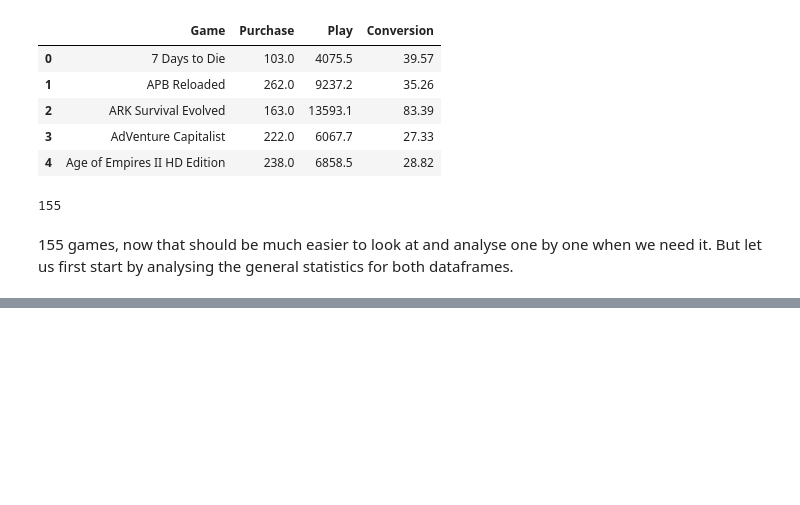
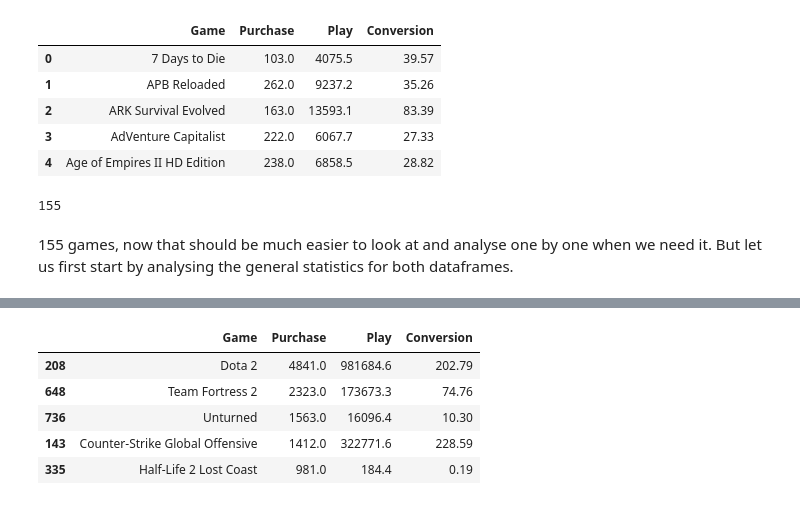
Before and after one commit to Dark-Hobbit/steam, a Jupyter notebook: kaggle_1.ipynb, the cells around one changed output, grey strips where cells are left out. Saved outputs shown, nothing was run; the diff lists cells and outputs as text; code cells hidden in the pictures; blank space fills up the shorter version.

Commit message:
Working on first Kaggle dataset
Analysed top 5 in each of the three parametres for the games.

```diff
--- a/kaggle_1.ipynb
+++ b/kaggle_1.ipynb
@@ -190,0 +191,10 @@ What is interesting is that while the max values for both purchases and plays st
+# %%
+# Top purchased.
+summary.nlargest(5, 'Purchase')
+# %% [output]
+|  | Game | Purchase | Play | Conversion |
+| 208 | Dota 2 | 4841.0 | 981684.6 | 202.79 |
+| 648 | Team Fortress 2 | 2323.0 | 173673.3 | 74.76 |
+| 736 | Unturned | 1563.0 | 16096.4 | 10.30 |
+| 143 | Counter-Strike Global Offensive | 1412.0 | 322771.6 | 228.59 |
+| 335 | Half-Life 2 Lost Coast | 981.0 | 184.4 | 0.19 |
```
Also changed, not shown: parts of 15 cells of this notebook.
